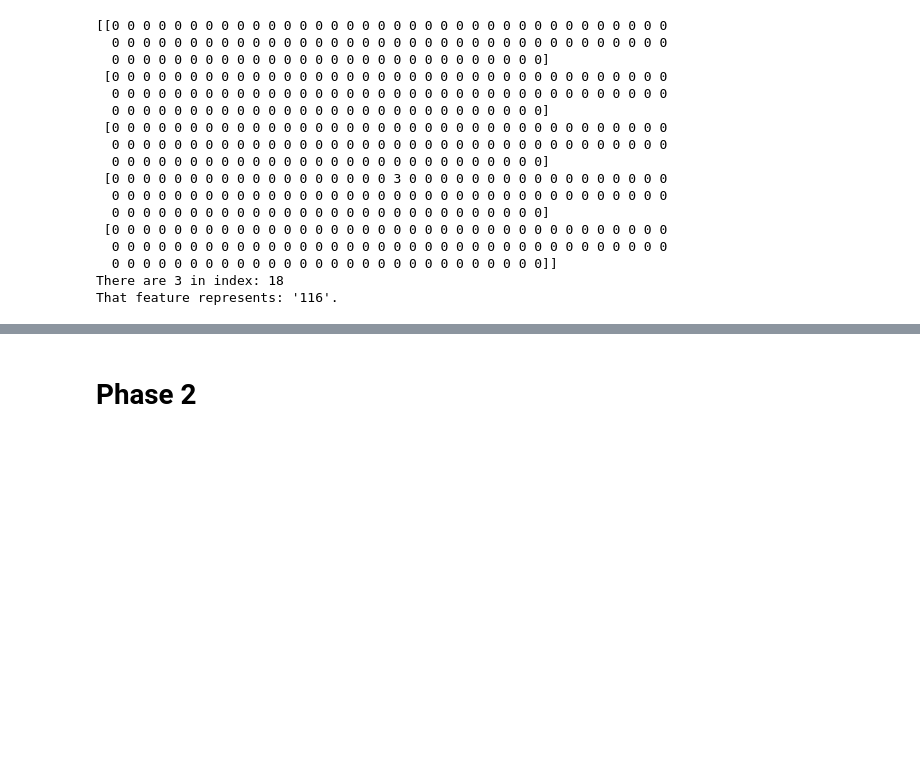
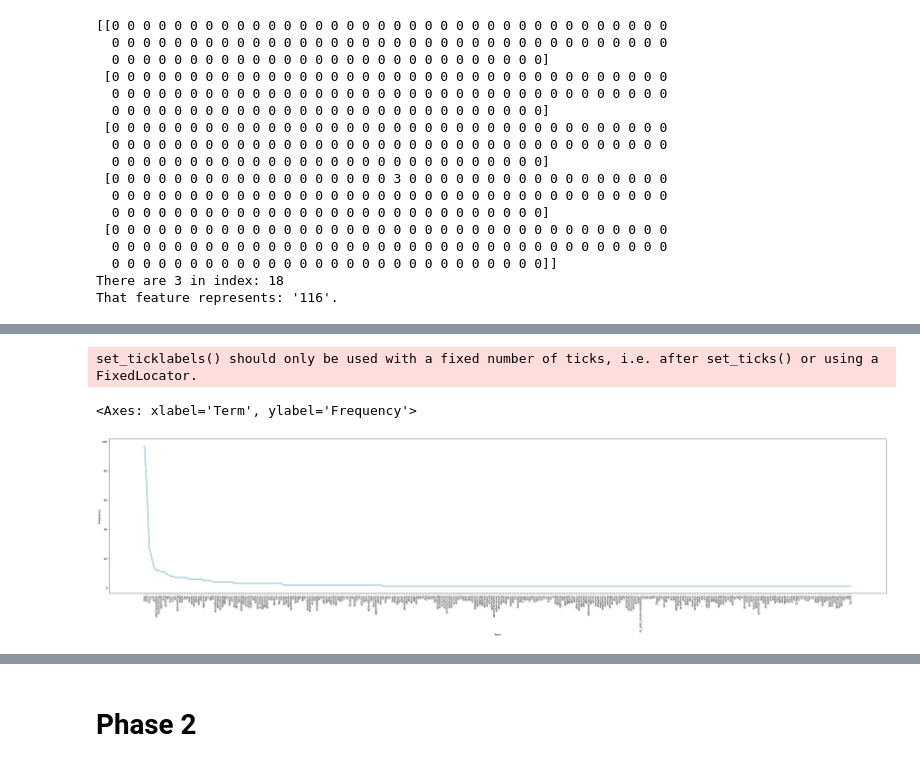
Before and after one commit to jungswork/DM2025-Lab1-Exercise, a Jupyter notebook: DM2025-Lab1-Homework.ipynb, the cells around one changed output, grey strips where cells are left out. Cells and saved outputs as stored; diff of their text form; code cells hidden in the pictures; blank space fills up the shorter version.

```diff
--- a/DM2025-Lab1-Homework.ipynb
+++ b/DM2025-Lab1-Homework.ipynb
@@ -707,0 +744,15 @@ df_todraw_sample.shape
+# %%
+# practice 12: use plotly to build up a interactive visualization figure
+# draw fisrt 300 terms figure
+import plotly.express as px
+
+#建立表格
+x_terms = count_vect.get_feature_names_out()[:300]
+y_freqs = term_frequencies[:300]
+df_termfreqs_px = pd.DataFrame({"Term": x_terms, "Frequency": y_freqs})
+print(df_termfreqs_px)
+
+#使用 plotly tool 優化視覺效果
+fig_termfreqs_px = px.bar(df_termfreqs_px, x= "Term", y= "Frequency",
+                  title= "First 300 term-frequency figure")
+fig_termfreqs_px.show()
@@ -707,0 +825,14 @@ df_todraw_sample.shape
+# %%
+# 另一種畫法
+# 由排序後表格繪圖
+plt.subplots(figsize = (50, 10))
+fig_fortn = sns.lineplot(data= df_sorted, x= "Term", y= "Frequency")
+
+fig_fortn.set_xticklabels(df_sorted["Term"],
+                          rotation = 90)
+
+fig_fortn
+# %% [output]
+set_ticklabels() should only be used with a fixed number of ticks, i.e. after set_ticks() or using a FixedLocator.
+<Axes: xlabel='Term', ylabel='Frequency'>
+[figure, added]
```
Also changed, not shown: parts of 7 cells of this notebook.
